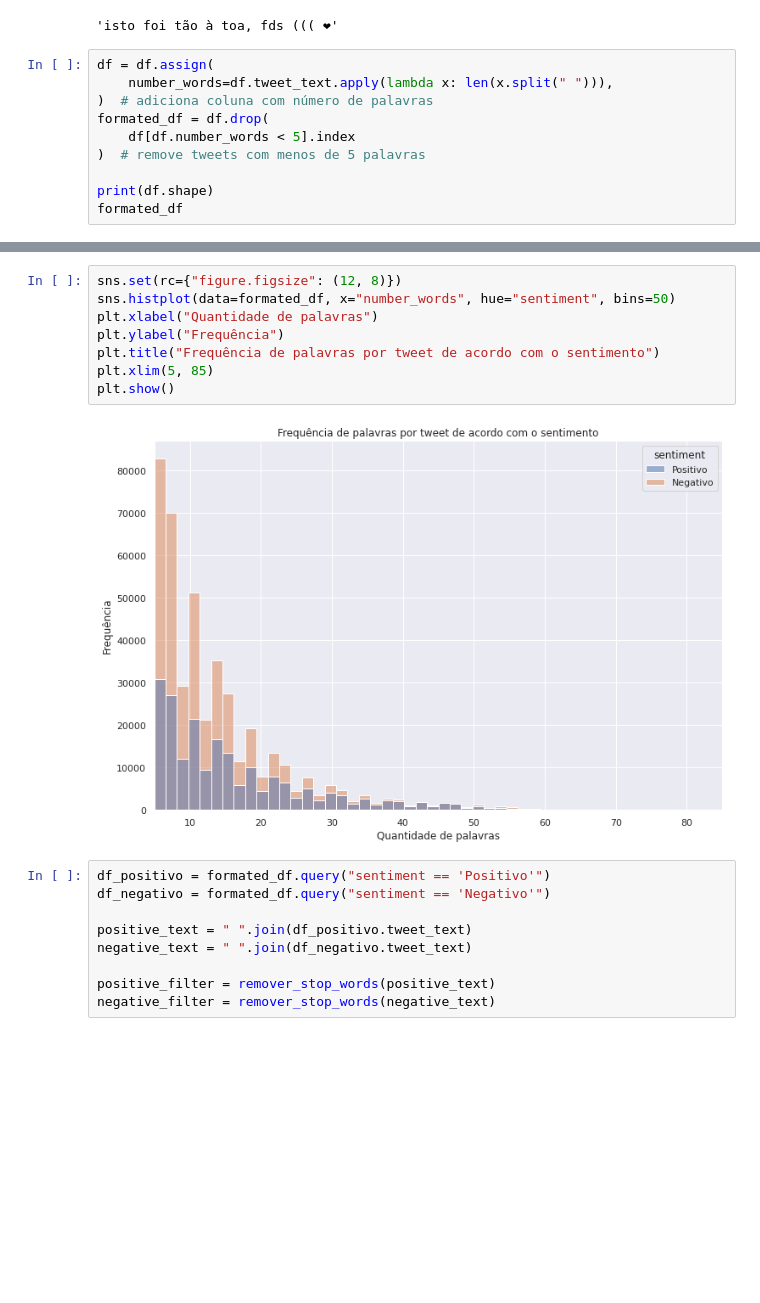
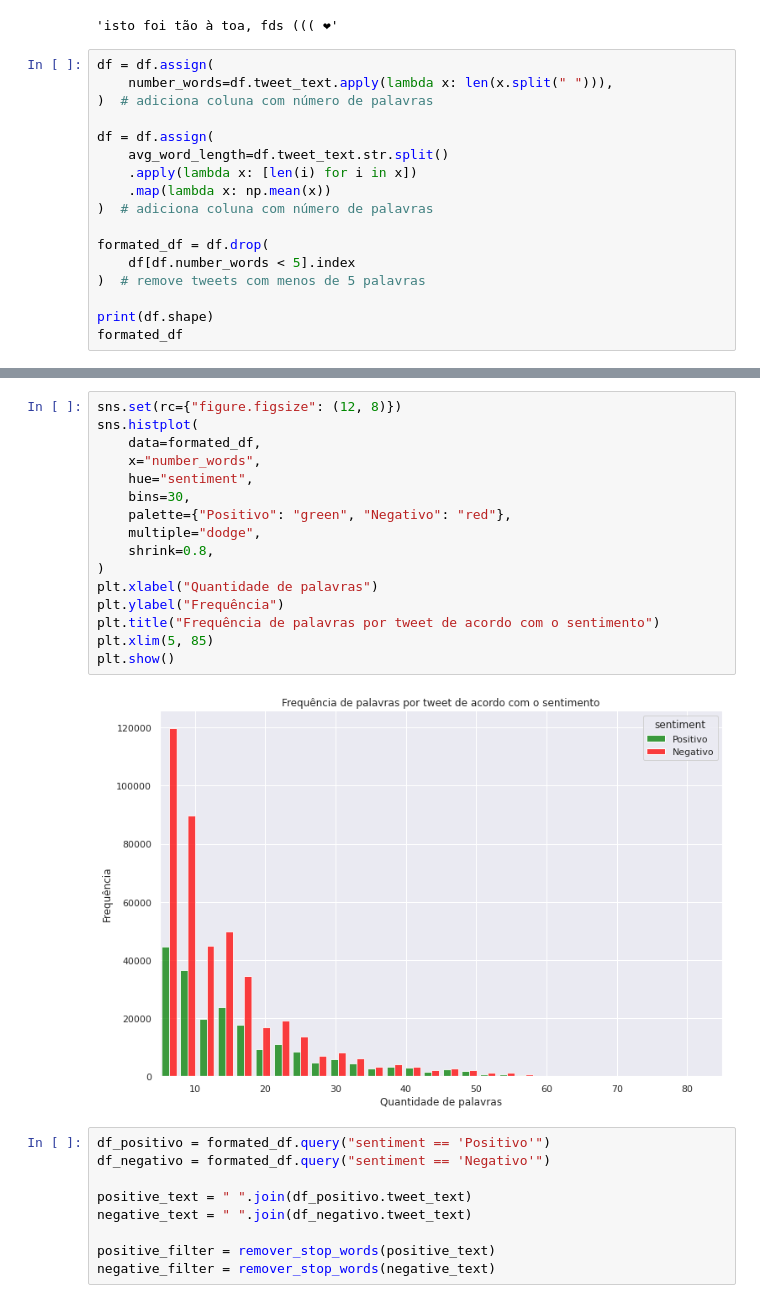
Before and after one commit to atlantico-academy/checape, a Jupyter notebook: notebooks/01 - Exploratory data analisys.ipynb, the cells around one changed output, grey strips where cells are left out. Drawn from its saved outputs; the diff is of its cells as text; blank space fills up the shorter version.

```diff
--- a/notebooks/01 - Exploratory data analisys.ipynb
+++ b/notebooks/01 - Exploratory data analisys.ipynb
@@ -116,6 +117,13 @@ df.loc[350538, "tweet_text"]
 df = df.assign(
     number_words=df.tweet_text.apply(lambda x: len(x.split(" "))),
 )  # adiciona coluna com número de palavras
+
+df = df.assign(
+    avg_word_length=df.tweet_text.str.split()
+    .apply(lambda x: [len(i) for i in x])
+    .map(lambda x: np.mean(x))
+)  # adiciona coluna com número de palavras
+
 formated_df = df.drop(
     df[df.number_words < 5].index
 )  # remove tweets com menos de 5 palavras
@@ -178,13 +190,21 @@ plt.show()
 # %%
 sns.set(rc={"figure.figsize": (12, 8)})
-sns.histplot(data=formated_df, x="number_words", hue="sentiment", bins=50)
+sns.histplot(
+    data=formated_df,
+    x="number_words",
+    hue="sentiment",
+    bins=30,
+    palette={"Positivo": "green", "Negativo": "red"},
+    multiple="dodge",
+    shrink=0.8,
+)
 plt.xlabel("Quantidade de palavras")
 plt.ylabel("Frequência")
 plt.title("Frequência de palavras por tweet de acordo com o sentimento")
 plt.xlim(5, 85)
 plt.show()
 # %% [output]
-[figure, old version]
+[figure, new version]
 # %%
 df_positivo = formated_df.query("sentiment == 'Positivo'")
 df_negativo = formated_df.query("sentiment == 'Negativo'")
```
Also changed, not shown: parts of 14 cells of this notebook.
